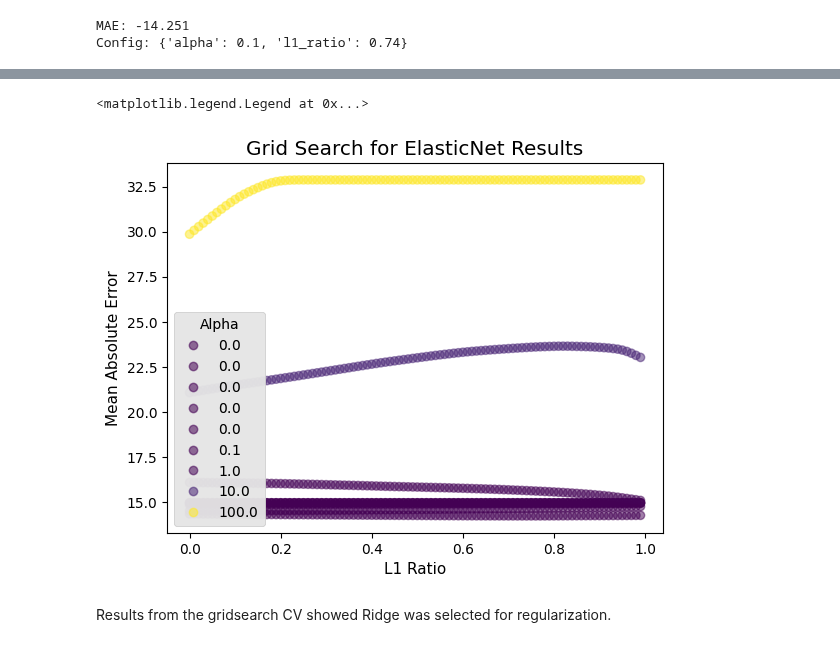
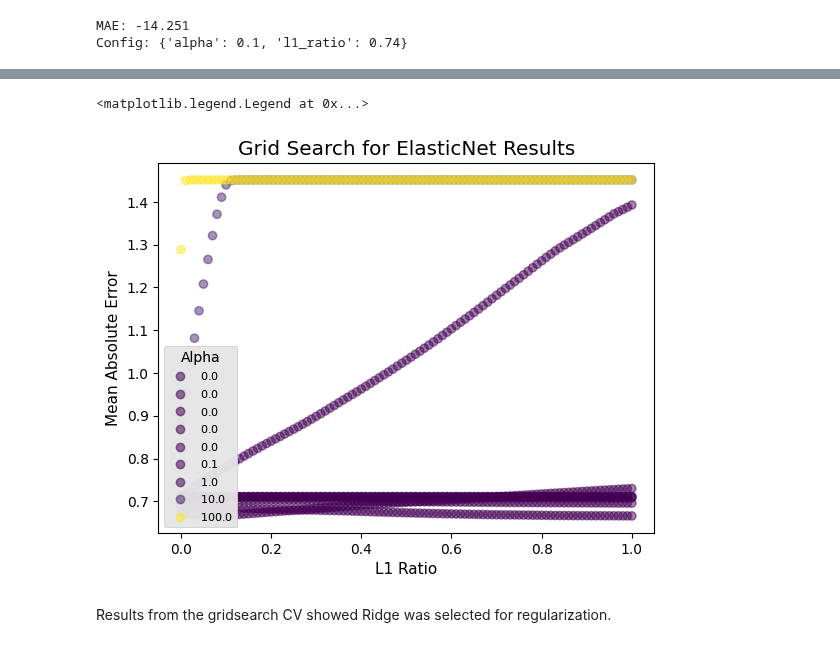
Before and after one commit to boneeyah/QTW, a Jupyter notebook: Case Study 1/Case_Study_1.ipynb, the cells around one changed output, grey strips where cells are left out. Drawn from its saved outputs; the diff is of its cells as text; code cells hidden in the pictures.

```diff
--- a/Case Study 1/Case_Study_1.ipynb
+++ b/Case Study 1/Case_Study_1.ipynb
@@ -111,0 +181,20 @@ Config: {'alpha': 0.1, 'l1_ratio': 0.74}
+# %%
+# patch
+patch_sklearn()
+from sklearn.linear_model import ElasticNet
+from sklearn.model_selection import GridSearchCV
+y_log = np.log(y)
+# define grid
+grid = dict()
+grid['alpha'] = [0, 1e-5, 1e-4, 1e-3, 1e-2, 1e-1, 1.0, 10.0, 100.0]
+grid['l1_ratio'] = arange(0, 1.01, 0.01)
+
+#define the search
+regr = ElasticNet(random_state=0)
+cv = 5
+search2 = GridSearchCV(regr, grid, scoring = 'neg_mean_absolute_error', cv=cv, n_jobs=-1)
+#perform the search again with log transformed y
+results2 = search2.fit(X_Scaled, y_log)
+# summarize
+print('MAE: %.3f' % results2.best_score_)
+print('Config: %s' % results2.best_params_)
@@ -112,5 +207,5 @@ Config: {'alpha': 0.1, 'l1_ratio': 0.74}
 # %%
-grid_results_table = pd.concat([pd.DataFrame(search.cv_results_["params"]),pd.DataFrame(search.cv_results_["mean_test_score"]*-1, columns=["MAE"])],axis=1)
+grid_results_table = pd.concat([pd.DataFrame(search2.cv_results_["params"]),pd.DataFrame(search2.cv_results_["mean_test_score"]*-1, columns=["MAE"])],axis=1)
 # %%
 grid_results_table
 # %% [output]
@@ -130,17 +345,17 @@ grid_results_table
 # %%
 fig, ax = plt.subplots()
 scatter=plt.scatter('l1_ratio', 'MAE', c='alpha', alpha=0.5, data=grid_results_table)
 plt.style.use('ggplot')
 plt.xlabel("L1 Ratio", size=11)
 plt.ylabel("Mean Absolute Error", size=11)
 plt.title('Grid Search for ElasticNet Results')
 
 # produce a legend with the unique colors from the scatter
 legend1 = ax.legend(*scatter.legend_elements(),
-                    loc="lower left", title="Alpha")
+                    loc="lower left", title="Alpha",fontsize = 8)
 ax.add_artist(legend1)
 # %% [output]
 <matplotlib.legend.Legend at 0x...>
-[figure, old version]
+[figure, new version]
 # %% [markdown]
 Results from the gridsearch CV showed Ridge was selected for regularization.
```
Also changed, not shown: parts of 20 cells of this notebook.
